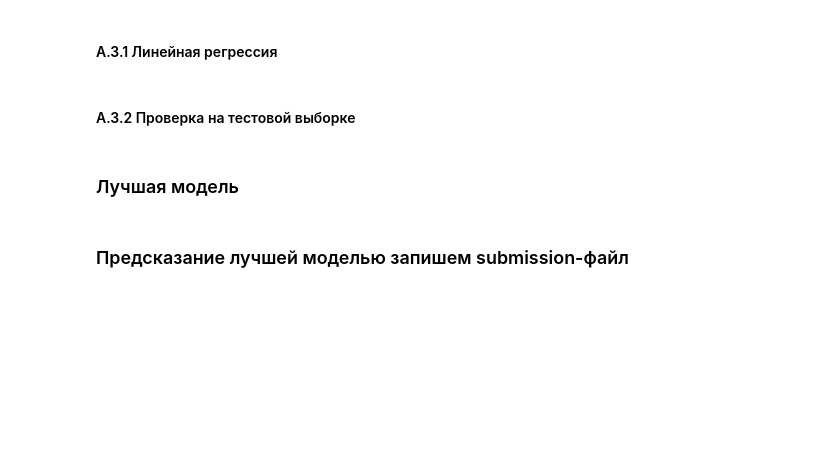
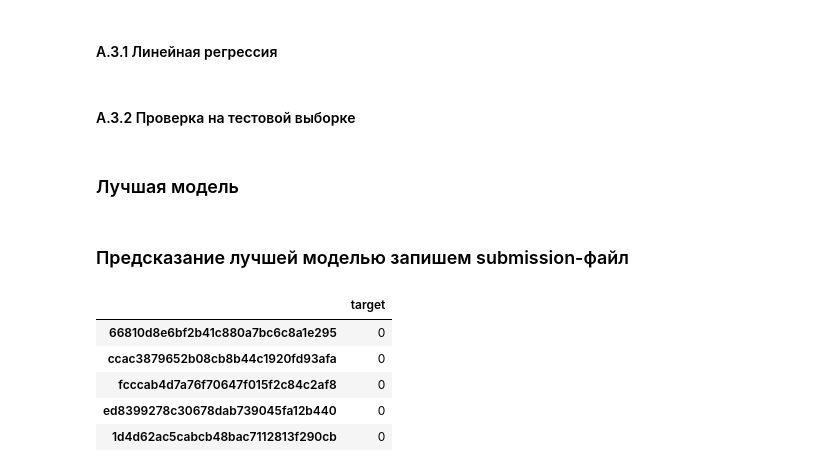
Before and after one commit to asovit/sfml, a Jupyter notebook: hw3-task.ipynb, the cells around one changed output. Saved outputs shown, nothing was run; the diff lists cells and outputs as text; code cells hidden in the pictures; blank space fills up the shorter version.

```diff
--- a/hw3-task.ipynb
+++ b/hw3-task.ipynb
@@ -394,4 +394,4 @@ result_lReg['best_score']
 # серия с _id
 s_id = df_test1['_id']
 # серия с решениями модели DecisionTreeClassifier
-s_target_test = pd.Series(predict_dTree, index=['target'])
+s_target_test = pd.Series(predict_dTree, index=s_id.values)
@@ -402 +398,12 @@ df = pd.concat(list_of_series, axis=1, names=['_id','target'])
+# %%
+df_submission = pd.DataFrame(s_target_test, columns=['target'])
+# %%
+df_submission.head()
+# %% [output]
+|  | target |
+| 66810d8e6bf2b41c880a7bc6c8a1e295 | 0 |
+| ccac3879652b08cb8b44c1920fd93afa | 0 |
+| fcccab4d7a76f70647f015f2c84c2af8 | 0 |
+| ed8399278c30678dab739045fa12b440 | 0 |
+| 1d4d62ac5cabcb48bac7112813f290cb | 0 |
 # %%
```
Also changed, not shown: parts of 2 cells of this notebook.
